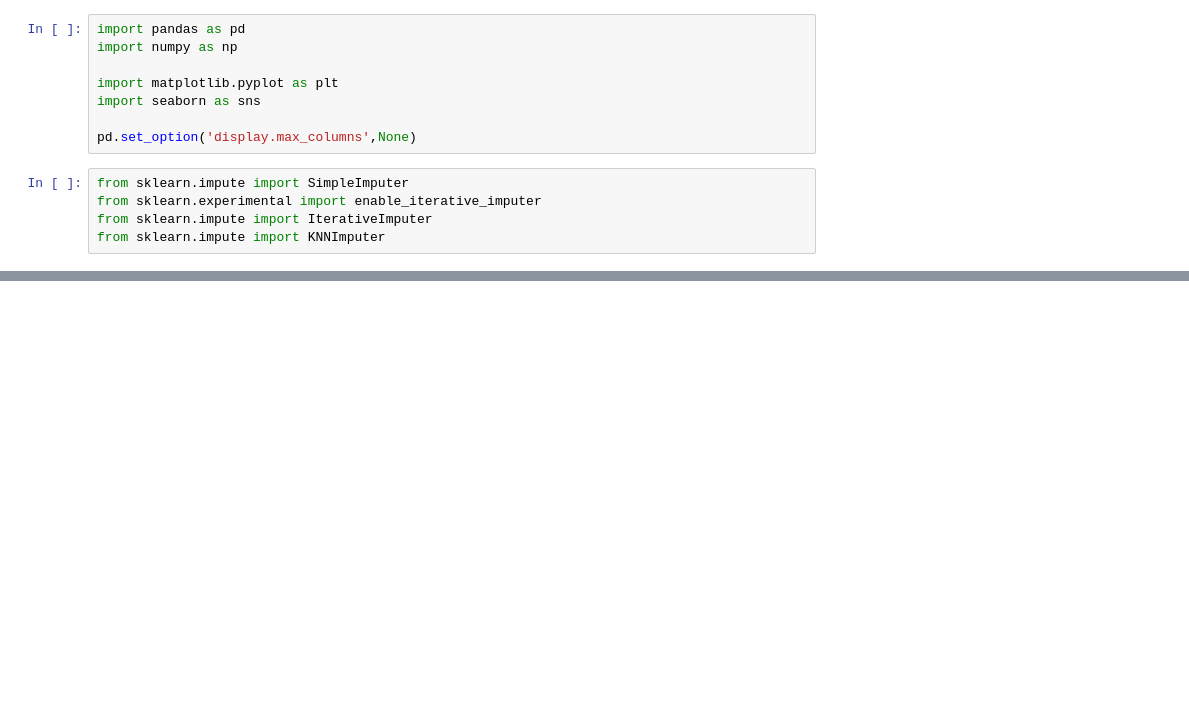
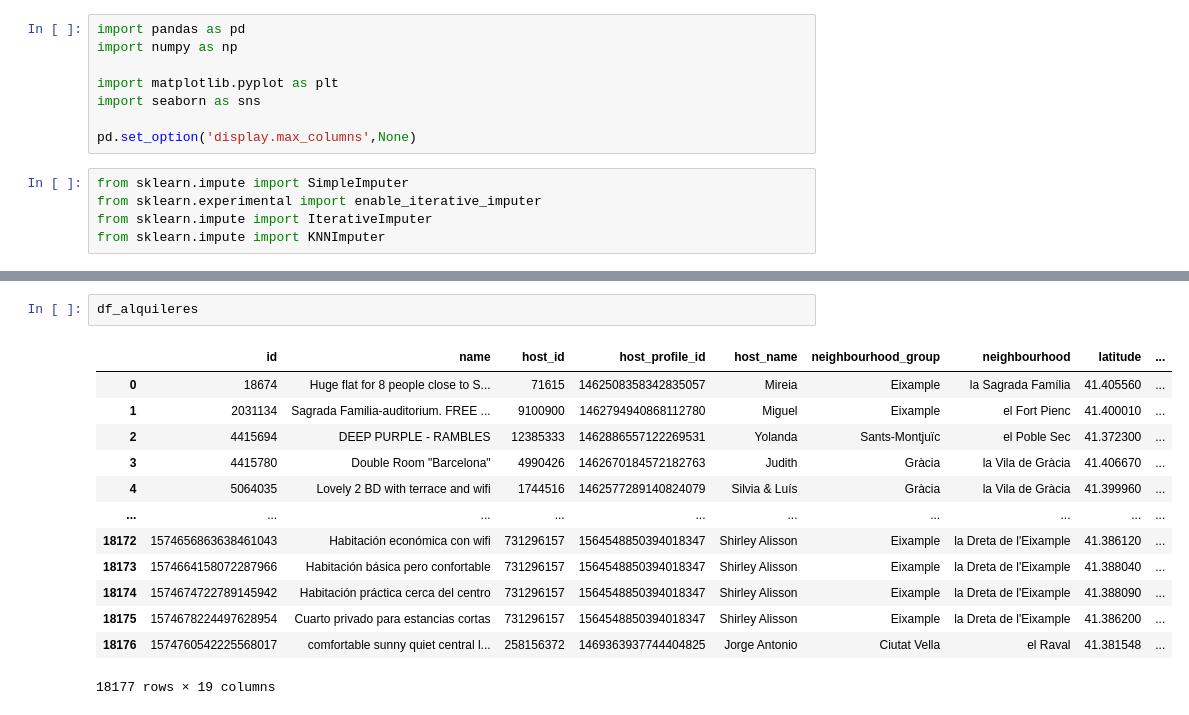
Before and after one commit to Adalab/bda-modulo-3-evaluacion-final-BARBRUSHCKA, a Jupyter notebook: individual_proyect3.ipynb, the cells around one changed output, grey strips where cells are left out. Cells and saved outputs as stored; diff of their text form; blank space fills up the shorter version.

```diff
--- a/individual_proyect3.ipynb
+++ b/individual_proyect3.ipynb
@@ -33,0 +103,16 @@ display(df_alquileres.sample(2))
+# %%
+df_alquileres
+# %% [output]
+|  | id | name | host_id | host_profile_id | host_name | neighbourhood_group | neighbourhood | latitude | ... |
+| 0 | 18674 | Huge flat for 8 people close to S... | 71615 | 1462508358342835057 | Mireia | Eixample | la Sagrada Família | 41.405560 | ... |
+| 1 | 2031134 | Sagrada Familia-auditorium. FREE ... | 9100900 | 1462794940868112780 | Miguel | Eixample | el Fort Pienc | 41.400010 | ... |
+| 2 | 4415694 | DEEP PURPLE - RAMBLES | 12385333 | 1462886557122269531 | Yolanda | Sants-Montjuïc | el Poble Sec | 41.372300 | ... |
+| 3 | 4415780 | Double Room "Barcelona" | 4990426 | 1462670184572182763 | Judith | Gràcia | la Vila de Gràcia | 41.406670 | ... |
+| 4 | 5064035 | Lovely 2 BD with terrace and wifi | 1744516 | 1462577289140824079 | Silvia & Luís | Gràcia | la Vila de Gràcia | 41.399960 | ... |
+| ... | ... | ... | ... | ... | ... | ... | ... | ... | ... |
+| 18172 | 1574656863638461043 | Habitación económica con wifi | 731296157 | 1564548850394018347 | Shirley Alisson | Eixample | la Dreta de l'Eixample | 41.386120 | ... |
+| 18173 | 1574664158072287966 | Habitación básica pero confortable | 731296157 | 1564548850394018347 | Shirley Alisson | Eixample | la Dreta de l'Eixample | 41.388040 | ... |
+| 18174 | 1574674722789145942 | Habitación práctica cerca del centro | 731296157 | 1564548850394018347 | Shirley Alisson | Eixample | la Dreta de l'Eixample | 41.388090 | ... |
+| 18175 | 1574678224497628954 | Cuarto privado para estancias cortas | 731296157 | 1564548850394018347 | Shirley Alisson | Eixample | la Dreta de l'Eixample | 41.386200 | ... |
+| 18176 | 1574760542225568017 | comfortable sunny quiet central l... | 258156372 | 1469363937744404825 | Jorge Antonio | Ciutat Vella | el Raval | 41.381548 | ... |
+18177 rows × 19 columns
```
Also changed, not shown: parts of 21 cells of this notebook.
